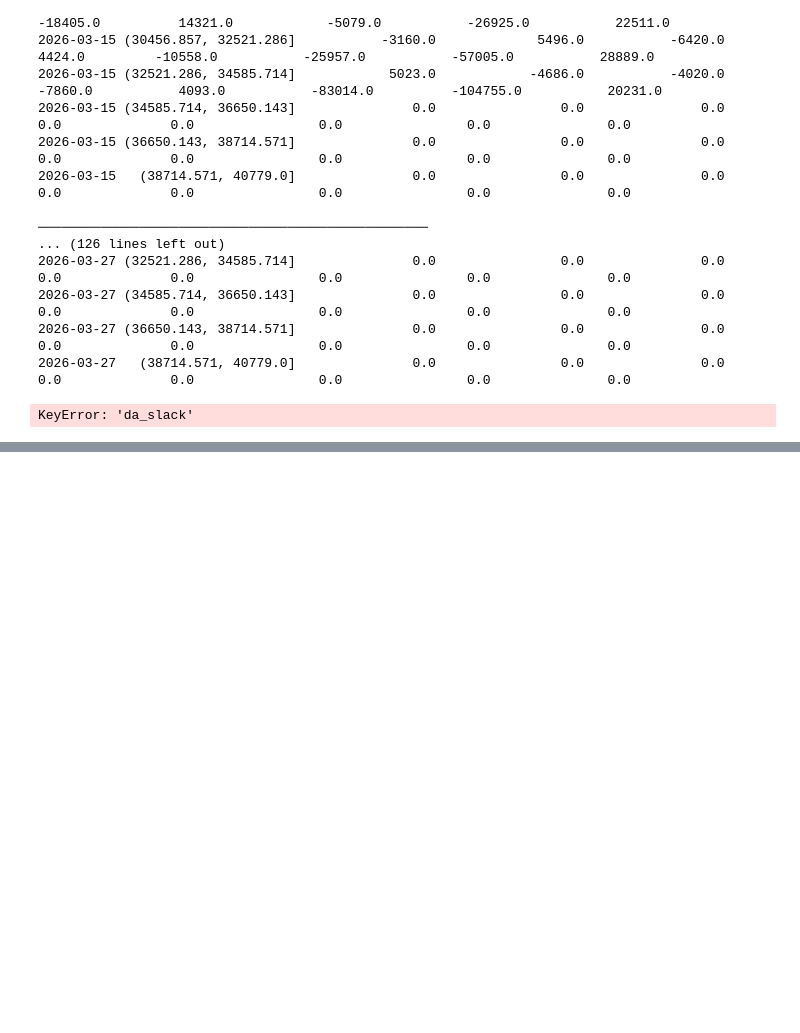
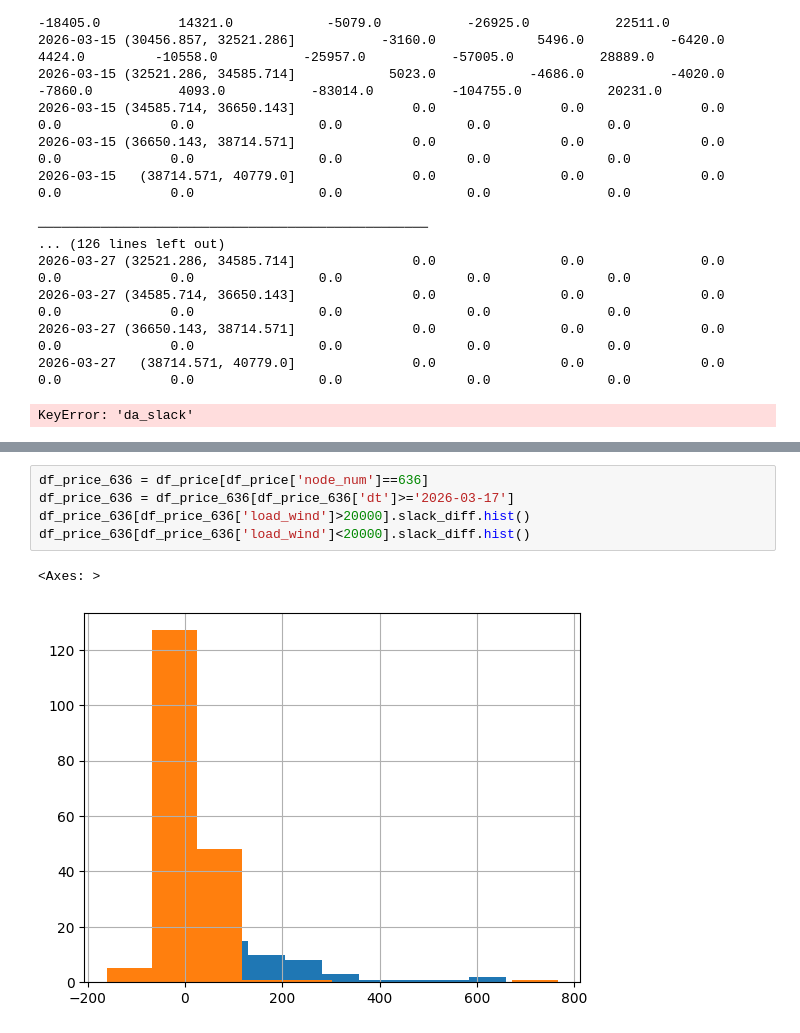
Before and after one commit to qingcheng-rgb/Qingcheng, a Jupyter notebook: QCTest/virtual_bid_simulation.ipynb, the cells around one changed output, grey strips where cells are left out. Saved outputs shown, nothing was run; the diff lists cells and outputs as text; blank space fills up the shorter version.

```diff
--- a/QCTest/virtual_bid_simulation.ipynb
+++ b/QCTest/virtual_bid_simulation.ipynb
@@ -1464,0 +2283,8 @@ KeyError: 'da_slack'
+# %%
+df_price_636 = df_price[df_price['node_num']==636]
+df_price_636 = df_price_636[df_price_636['dt']>='2026-03-17']
+df_price_636[df_price_636['load_wind']>20000].slack_diff.hist()
+df_price_636[df_price_636['load_wind']<20000].slack_diff.hist()
+# %% [output]
+<Axes: >
+[figure, added]
```
Also changed, not shown: parts of 26 cells of this notebook, 1 other file.
